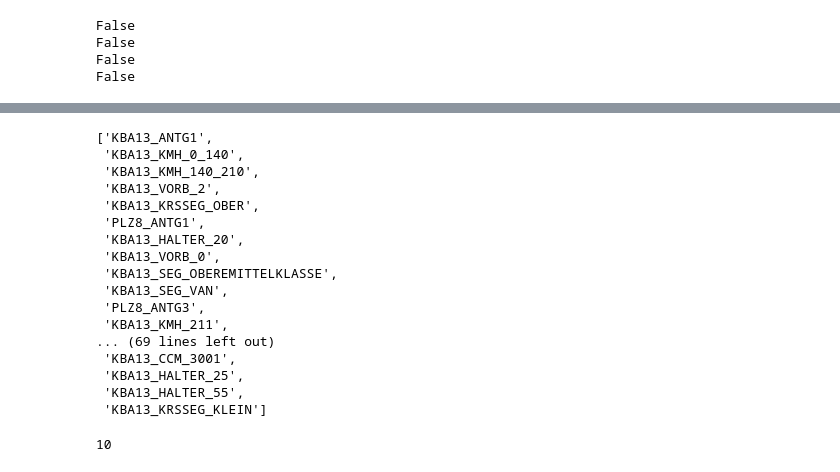
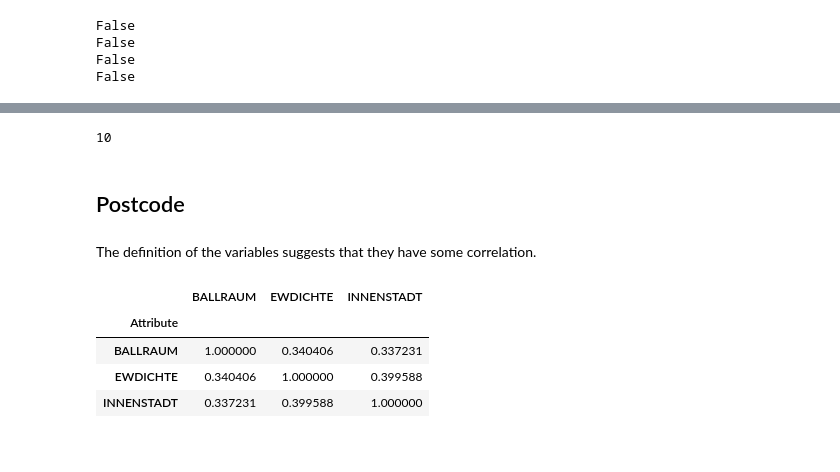
Before and after one commit to bglucca/ArvatoCustomerSegmentation, a Jupyter notebook: 01_eda_segmentation.ipynb, the cells around one changed output, grey strips where cells are left out. Saved outputs shown, nothing was run; the diff lists cells and outputs as text; code cells hidden in the pictures.

```diff
--- a/01_eda_segmentation.ipynb
+++ b/01_eda_segmentation.ipynb
@@ -1178,21 +1189 @@ Even though they have the same name, they are not totally the same. Since the `K
-# %%
-plz8_kept
-# %% [output]
-['KBA13_ANTG1',
- 'KBA13_KMH_0_140',
- 'KBA13_KMH_140_210',
- 'KBA13_VORB_2',
- 'KBA13_KRSSEG_OBER',
- 'PLZ8_ANTG1',
- 'KBA13_HALTER_20',
- 'KBA13_VORB_0',
- 'KBA13_SEG_OBEREMITTELKLASSE',
- 'KBA13_SEG_VAN',
- 'PLZ8_ANTG3',
- 'KBA13_KMH_211',
-... (69 lines left out)
- 'KBA13_CCM_3001',
- 'KBA13_HALTER_25',
- 'KBA13_HALTER_55',
- 'KBA13_KRSSEG_KLEIN']
 # %%
@@ -1201,3 +1192,15 @@ plz8_kept = list(set(plz8_kept) - set(kba13_antg))
 len(cramer_frame_list)
 # %% [output]
 10
+# %% [markdown]
+## Postcode
+# %% [markdown]
+The definition of the variables suggests that they have some correlation.
+# %%
+cramer_frame_list[8].style.background_gradient()
+# %% [output]
+|  | BALLRAUM | EWDICHTE | INNENSTADT |
+| Attribute |  |  |  |
+| BALLRAUM | 1.000000 | 0.340406 | 0.337231 |
+| EWDICHTE | 0.340406 | 1.000000 | 0.399588 |
+| INNENSTADT | 0.337231 | 0.399588 | 1.000000 |
```
Also changed, not shown: parts of 26 cells of this notebook.
